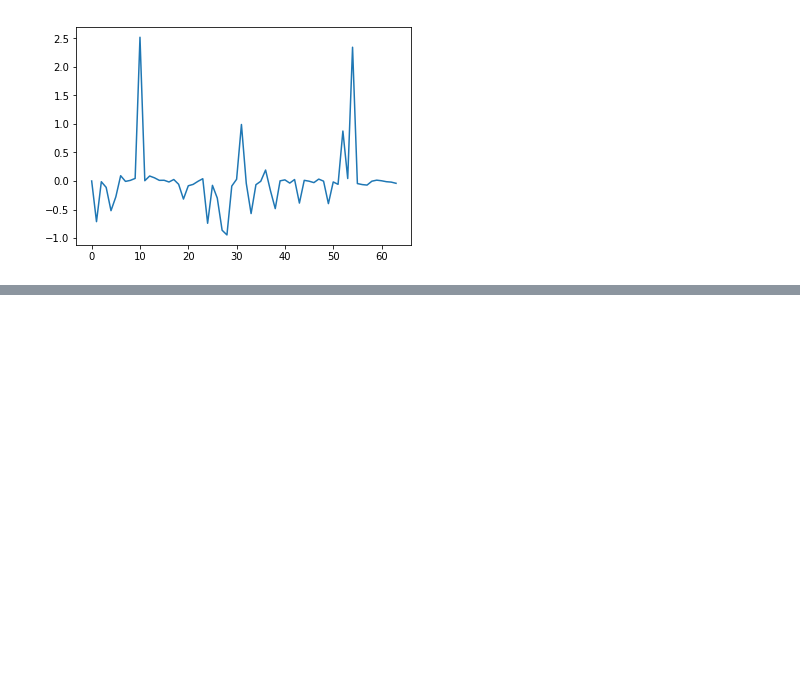
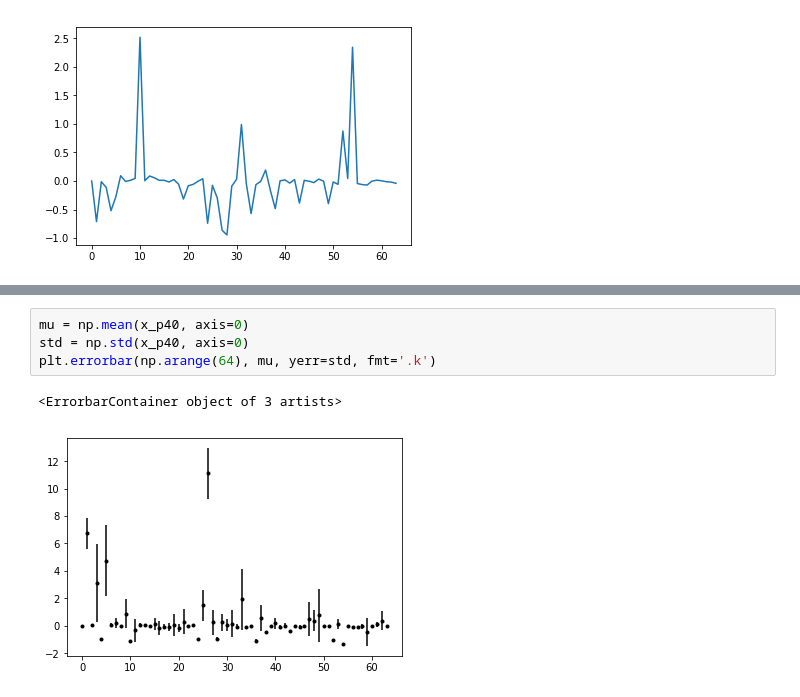
Before and after one commit to tingsyo/qpetw, a Jupyter notebook: results/06_Encoded_Features.ipynb, the cells around one changed output, grey strips where cells are left out. Drawn from its saved outputs; the diff is of its cells as text; blank space fills up the shorter version.

```diff
--- a/results/06_Encoded_Features.ipynb
+++ b/results/06_Encoded_Features.ipynb
@@ -17,0 +61,7 @@ plt.plot(data[0,:])
+# %%
+mu = np.mean(x_p40, axis=0)
+std = np.std(x_p40, axis=0)
+plt.errorbar(np.arange(64), mu, yerr=std, fmt='.k')
+# %% [output]
+<ErrorbarContainer object of 3 artists>
+[figure, added]
```
Also changed, not shown: parts of 7 cells of this notebook.
